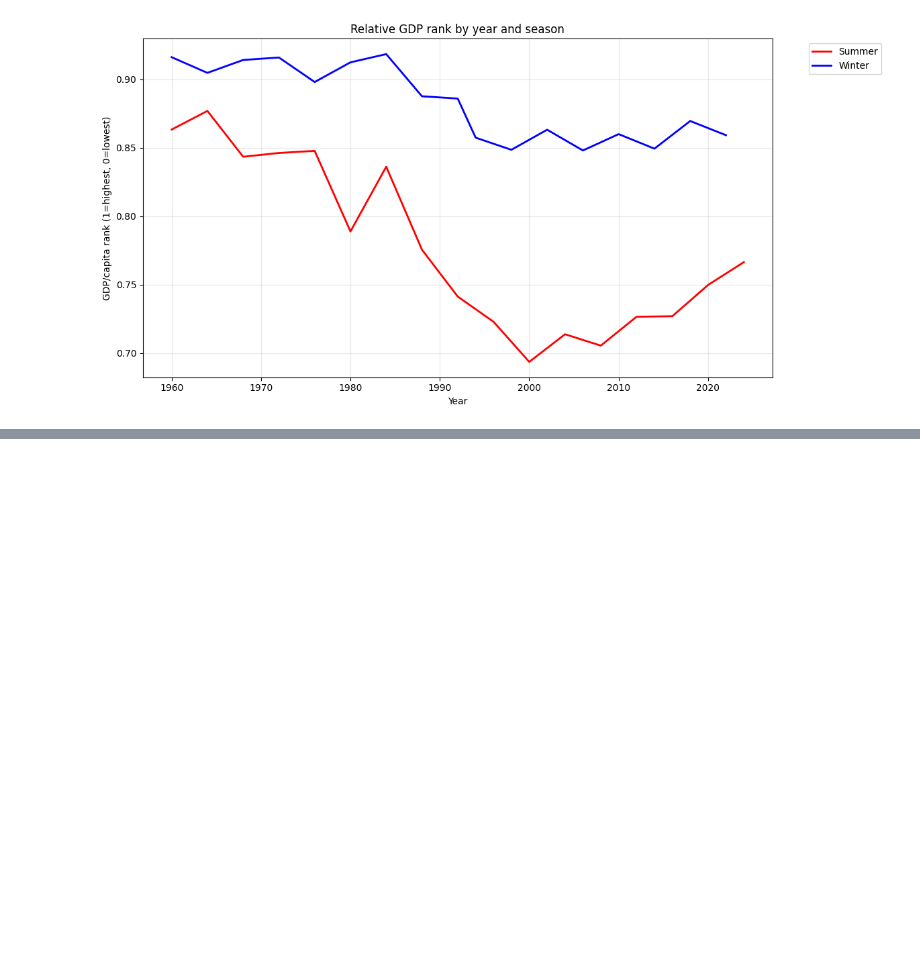
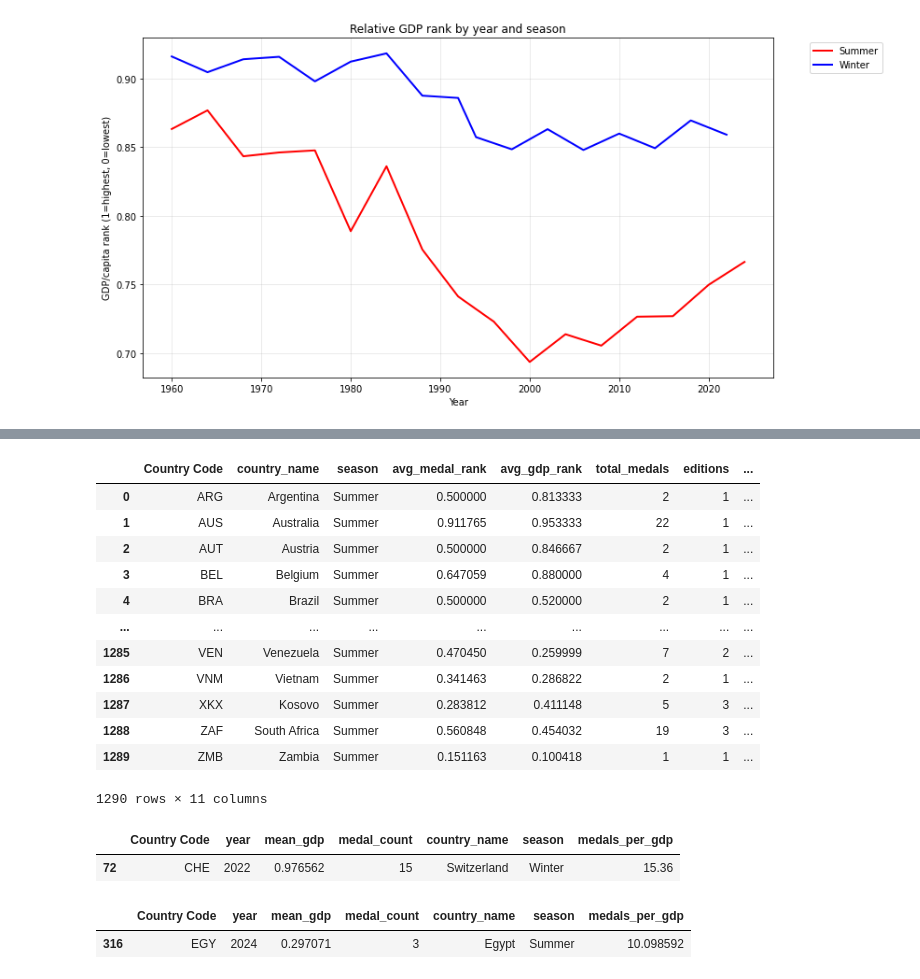
Before and after one commit to com-480-data-visualization/GSP, a Jupyter notebook: MS1/gdp_vs_medals_by_sport.ipynb, the cells around one changed output, grey strips where cells are left out. Cells and saved outputs as stored; diff of their text form; code cells hidden in the pictures; blank space fills up the shorter version.

```diff
--- a/MS1/gdp_vs_medals_by_sport.ipynb
+++ b/MS1/gdp_vs_medals_by_sport.ipynb
@@ -96,0 +188,41 @@ print(gdp_by_sport.tail(10).to_markdown(index=False))
+# %%
+window_size = 10
+latest_year = 2024
+
+summer_end_years = sorted(y for y in gdp_by_country_year_summer["year"].unique() if y <= latest_year)
+summer_windowed_efficiency = pd.concat([
+    gdp_by_country_year_summer[
+        (gdp_by_country_year_summer["year"] >= max(summer_end_years[0], end_year - window_size + 1))
+        & (gdp_by_country_year_summer["year"] <= end_year)
+    ]
+    .groupby(["Country Code", "country_name", "season"], as_index=False)
+    .agg(
+        avg_medal_rank=("medal_rank", "mean"),
+        avg_gdp_rank=("gdp_rank_clipped", "mean"),
+        total_medals=("medal_count", "sum"),
+        editions=("year", "nunique"),
+    )
+    .assign(
+        window_start=max(summer_end_years[0], end_year - window_size + 1),
+        window_end=end_year,
+    )
+    for end_year in summer_end_years
+], ignore_index=True)
+summer_windowed_efficiency["window_efficiency"] = summer_windowed_efficiency["avg_medal_rank"] / summer_windowed_efficiency["avg_gdp_rank"]
+summer_windowed_efficiency["window_label"] = summer_windowed_efficiency["window_start"].astype(str) + "-" + summer_windowed_efficiency["window_end"].astype(str)
+# %%
+summer_windowed_efficiency
+# %% [output]
+|  | Country Code | country_name | season | avg_medal_rank | avg_gdp_rank | total_medals | editions | ... |
+| 0 | ARG | Argentina | Summer | 0.500000 | 0.813333 | 2 | 1 | ... |
+| 1 | AUS | Australia | Summer | 0.911765 | 0.953333 | 22 | 1 | ... |
+| 2 | AUT | Austria | Summer | 0.500000 | 0.846667 | 2 | 1 | ... |
+| 3 | BEL | Belgium | Summer | 0.647059 | 0.880000 | 4 | 1 | ... |
+| 4 | BRA | Brazil | Summer | 0.500000 | 0.520000 | 2 | 1 | ... |
+| ... | ... | ... | ... | ... | ... | ... | ... | ... |
+| 1285 | VEN | Venezuela | Summer | 0.470450 | 0.259999 | 7 | 2 | ... |
+| 1286 | VNM | Vietnam | Summer | 0.341463 | 0.286822 | 2 | 1 | ... |
+| 1287 | XKX | Kosovo | Summer | 0.283812 | 0.411148 | 5 | 3 | ... |
+| 1288 | ZAF | South Africa | Summer | 0.560848 | 0.454032 | 19 | 3 | ... |
+| 1289 | ZMB | Zambia | Summer | 0.151163 | 0.100418 | 1 | 1 | ... |
+1290 rows × 11 columns
@@ -96,0 +264,10 @@ print(gdp_by_sport.tail(10).to_markdown(index=False))
+# %%
+gdp_by_country_year_winter[(gdp_by_country_year_winter['Country Code']=="CHE") & (gdp_by_country_year_winter['year']==2022)]
+# %% [output]
+|  | Country Code | year | mean_gdp | medal_count | country_name | season | medals_per_gdp |
+| 72 | CHE | 2022 | 0.976562 | 15 | Switzerland | Winter | 15.36 |
+# %%
+gdp_by_country_year_summer[(gdp_by_country_year_summer['Country Code']=="EGY") & (gdp_by_country_year_summer['year']==2024)]
+# %% [output]
+|  | Country Code | year | mean_gdp | medal_count | country_name | season | medals_per_gdp |
+| 316 | EGY | 2024 | 0.297071 | 3 | Egypt | Summer | 10.098592 |
```
Also changed, not shown: parts of 13 cells of this notebook, 5 other files.
